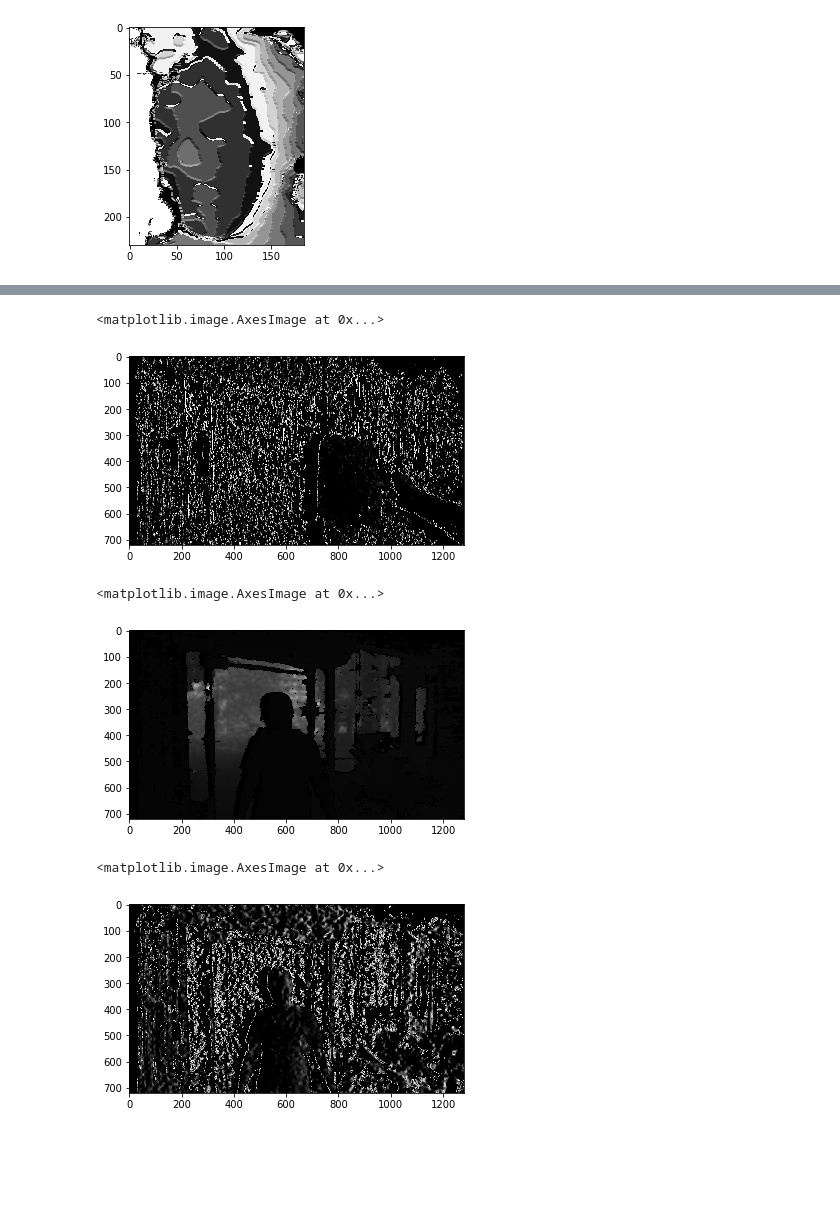
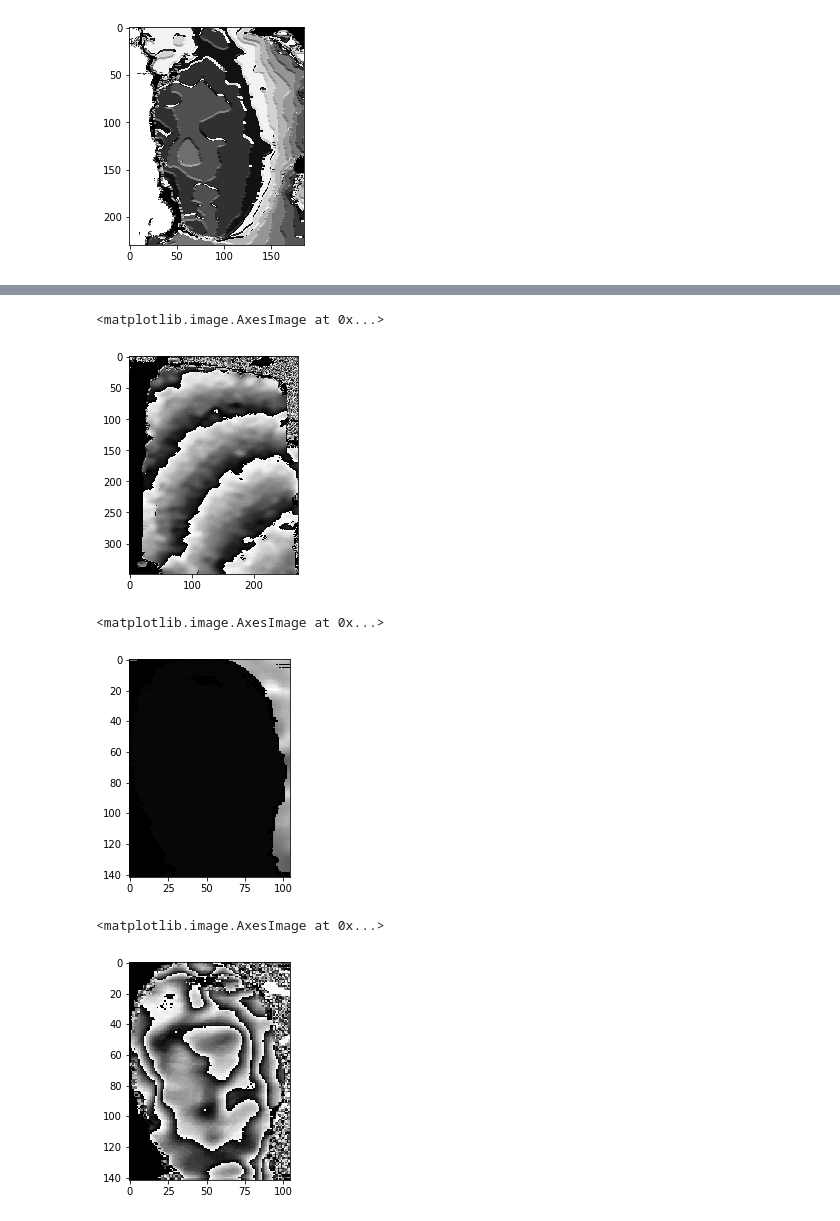
Before and after one commit to filipgrigorov/depth_scaling_experiments, a Jupyter notebook: depth_edging.ipynb, the cells around one changed output, grey strips where cells are left out. Drawn from its saved outputs; the diff is of its cells as text; code cells hidden in the pictures; blank space fills up the shorter version.

```diff
--- a/depth_edging.ipynb
+++ b/depth_edging.ipynb
@@ -49,5 +50,5 @@ min:  nan
 # %%
-spoof = cv2.imread('depth_51.png', cv2.IMREAD_ANYDEPTH).astype(np.uint16)
+spoof = cv2.imread('depth_roi_spoof.png', cv2.IMREAD_ANYDEPTH).astype(np.uint16)
 plt.imshow(spoof, cmap='gray')
 # %% [output]
 <matplotlib.image.AxesImage at 0x...>
@@ -55,30 +56,44 @@ plt.imshow(spoof, cmap='gray')
 # %%
-kernel = np.array([
+dx = np.array([
     [-1, 0, 1],
     [-1, 0, 1],
     [-1, 0, 1]
 ])
-spoof = cv2.filter2D(spoof, -1, kernel)
+
+dy = np.array([
+    [-1, -1, 1],
+    [0, 0, 0],
+    [1, 1, 1]
+])
+
+spoof = cv2.filter2D(spoof, -1, dy)
 
 plt.imshow(spoof * 800, cmap='gray')
 # %% [output]
 <matplotlib.image.AxesImage at 0x...>
-[figure, old version]
+[figure, new version]
 # %%
-real = cv2.imread('depth_4.png', cv2.IMREAD_ANYDEPTH).astype(np.uint16)
+real = cv2.imread('depth_roi_spoof_1.png', cv2.IMREAD_ANYDEPTH).astype(np.uint16)
 plt.imshow(real, cmap='gray')
 # %% [output]
 <matplotlib.image.AxesImage at 0x...>
-[figure, old version]
+[figure, new version]
 # %%
-kernel = np.array([
+dx = np.array([
     [-1, 0, 1],
     [-1, 0, 1],
     [-1, 0, 1]
 ])
-real = cv2.filter2D(real, -1, kernel)
 
-plt.imshow(real * 800, cmap='gray')
+dy = np.array([
+    [-1, -1, 1],
+    [0, 0, 0],
+    [1, 1, 1]
+])
+
+real = cv2.filter2D(real, -1, dy)
+
+plt.imshow(real * 1000, cmap='gray')
 # %% [output]
 <matplotlib.image.AxesImage at 0x...>
-[figure, old version]
+[figure, new version]
```
Also changed, not shown: parts of 5 cells of this notebook, 1 other file.
